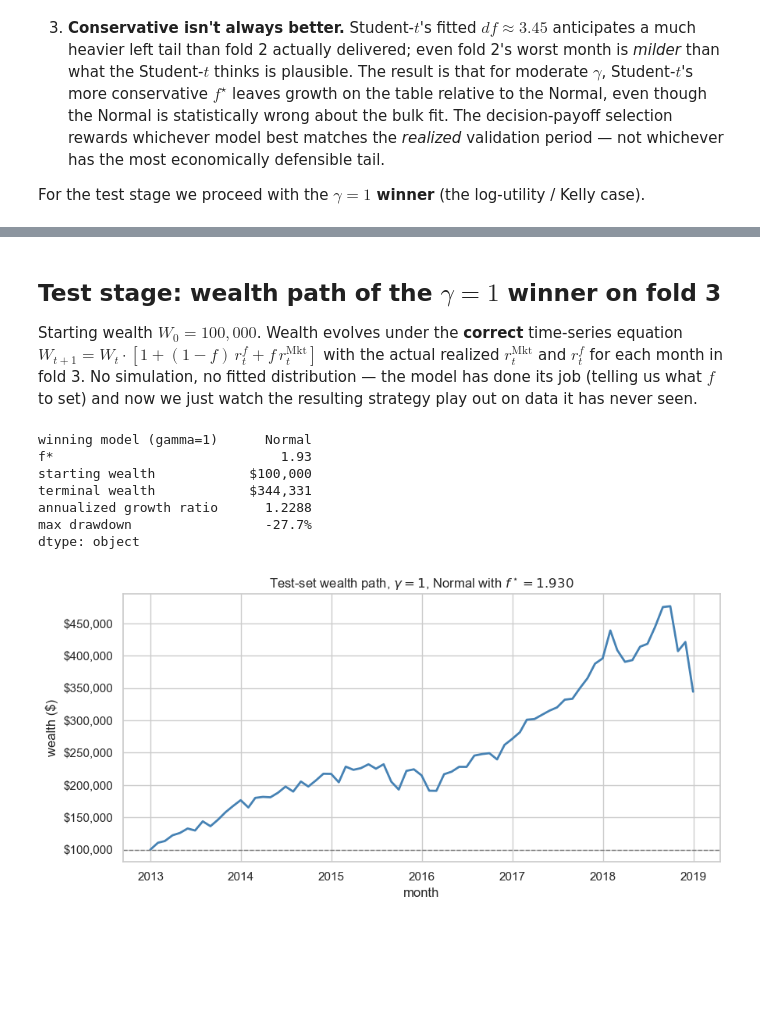
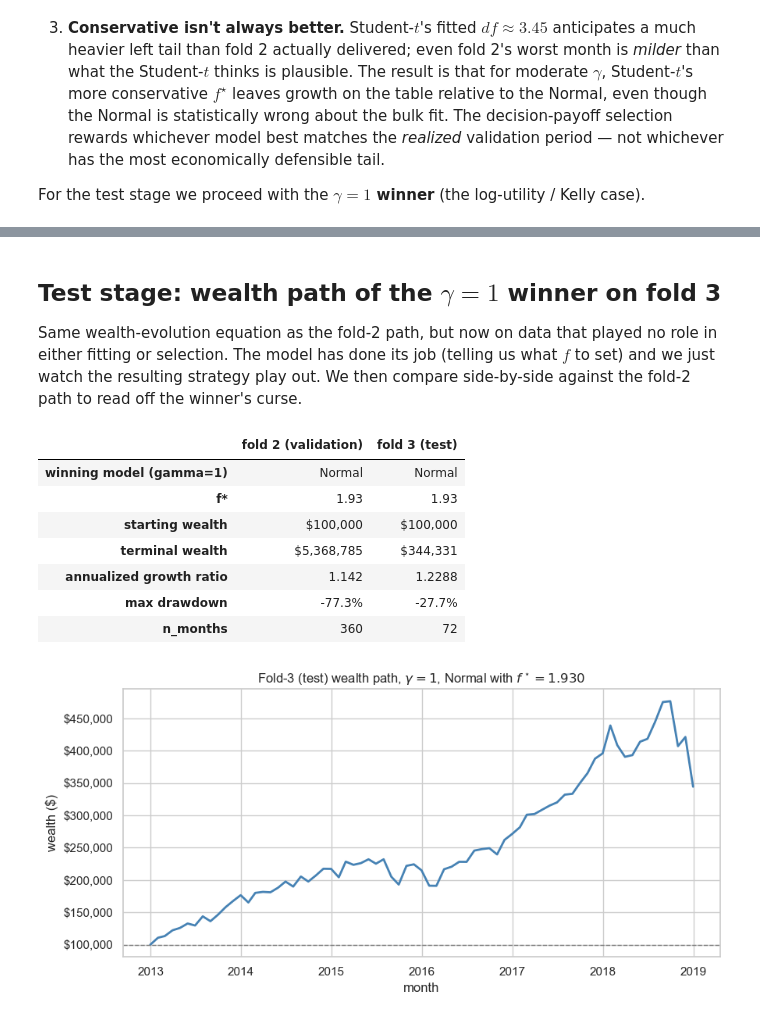
Before and after one commit to andrewmoon67/544_Notebooks, a Jupyter notebook: 06_Portfolio_optimization_and_copulas/2_simple_portfolio_optimization.ipynb, the cells around one changed output, grey strips where cells are left out. Saved outputs shown, nothing was run; the diff lists cells and outputs as text; code cells hidden in the pictures; blank space fills up the shorter version.

```diff
--- a/06_Portfolio_optimization_and_copulas/2_simple_portfolio_optimization.ipynb
+++ b/06_Portfolio_optimization_and_copulas/2_simple_portfolio_optimization.ipynb
@@ -163,56 +228,39 @@ For the test stage we proceed with the **$\gamma = 1$ winner** (the log-utility
 # %% [markdown]
 ## Test stage: wealth path of the $\gamma = 1$ winner on fold 3
 
-Starting wealth $W_0 = 100{,}000$. Wealth evolves under the **correct** time-series equation
-$W_{t+1} = W_t \cdot [1 + (1-f)\,r^f_t + f\,r^{\text{Mkt}}_t]$
-with the actual realized $r^{\text{Mkt}}_t$ and $r^f_t$ for each month in fold 3. No simulation, no fitted distribution — the model has done its job (telling us what $f$ to set) and now we just watch the resulting strategy play out on data it has never seen.
+Same wealth-evolution equation as the fold-2 path, but now on data that played no role in either fitting or selection. The model has done its job (telling us what $f$ to set) and we just watch the resulting strategy play out. We then compare side-by-side against the fold-2 path to read off the winner's curse.
 # %%
-winner_gamma1 = winners.loc[1.0]
-f_test = f_star.loc[1.0, winner_gamma1]
+dates_t, wealth_t = wealth_path(folds["fold3"], f_winner)
+summary_t = path_summary(dates_t, wealth_t)
 
-fold3 = folds["fold3"]
-r_mkt = fold3["r_mkt"].values
-r_f   = fold3["r_f"].values
-monthly_gross = 1.0 + (1.0 - f_test) * r_f + f_test * r_mkt
-
-W0 = 100_000.0
-wealth = W0 * np.concatenate([[1.0], np.cumprod(monthly_gross)])
-dates = pd.to_datetime(["2012-12-31"] + [f"{s[:4]}-{s[4:]}-01" for s in fold3.index]) + pd.offsets.MonthEnd(0)
-
-n_months = len(fold3)
-n_years  = n_months / 12
-terminal = wealth[-1]
-annualized = (terminal / W0) ** (1 / n_years)
-max_dd = (wealth / np.maximum.accumulate(wealth) - 1).min()
-
-summary = pd.Series({
-    "winning model (gamma=1)": winner_gamma1,
-    "f*": round(f_test, 3),
-    "starting wealth": f"${W0:,.0f}",
-    "terminal wealth": f"${terminal:,.0f}",
-    "annualized growth ratio": round(annualized, 4),
-    "max drawdown": f"{max_dd:.1%}",
+comparison = pd.DataFrame({
+    "fold 2 (validation)": summary_v,
+    "fold 3 (test)": summary_t,
 })
-summary
+comparison.loc["winning model (gamma=1)"] = winner_gamma1
+comparison.loc["f*"] = round(f_winner, 3)
+comparison.reindex(["winning model (gamma=1)", "f*", "starting wealth", "terminal wealth",
+                    "annualized growth ratio", "max drawdown", "n_months"])
 # %% [output]
-winning model (gamma=1)      Normal
-f*                             1.93
-starting wealth            $100,000
-terminal wealth            $344,331
-annualized growth ratio      1.2288
-max drawdown                 -27.7%
-dtype: object
+|  | fold 2 (validation) | fold 3 (test) |
+| winning model (gamma=1) | Normal | Normal |
+| f* | 1.93 | 1.93 |
+| starting wealth | $100,000 | $100,000 |
+| terminal wealth | $5,368,785 | $344,331 |
+| annualized growth ratio | 1.142 | 1.2288 |
+| max drawdown | -77.3% | -27.7% |
+| n_months | 360 | 72 |
 # %%
 fig, ax = plt.subplots(figsize=(9, 4.5))
-ax.plot(dates, wealth, lw=2, color="steelblue")
-ax.axhline(W0, color="0.5", ls="--", lw=1)
-ax.set(title=f"Test-set wealth path, $\\gamma = 1$, {winner_gamma1} with $f^\\star = {f_test:.3f}$",
+ax.plot(dates_t, wealth_t, lw=2, color="steelblue")
+ax.axhline(100_000.0, color="0.5", ls="--", lw=1)
+ax.set(title=f"Fold-3 (test) wealth path, $\\gamma = 1$, {winner_gamma1} with $f^\\star = {f_winner:.3f}$",
        xlabel="month", ylabel="wealth ($)")
 ax.yaxis.set_major_formatter(plt.FuncFormatter(lambda x, _: f"${x:,.0f}"))
 plt.tight_layout()
 plt.show()
 # %% [output]
-[figure, old version]
+[figure, new version]
 # %% [markdown]
 ## Caveats for class discussion
 
```
Also changed, not shown: parts of 8 cells of this notebook.
